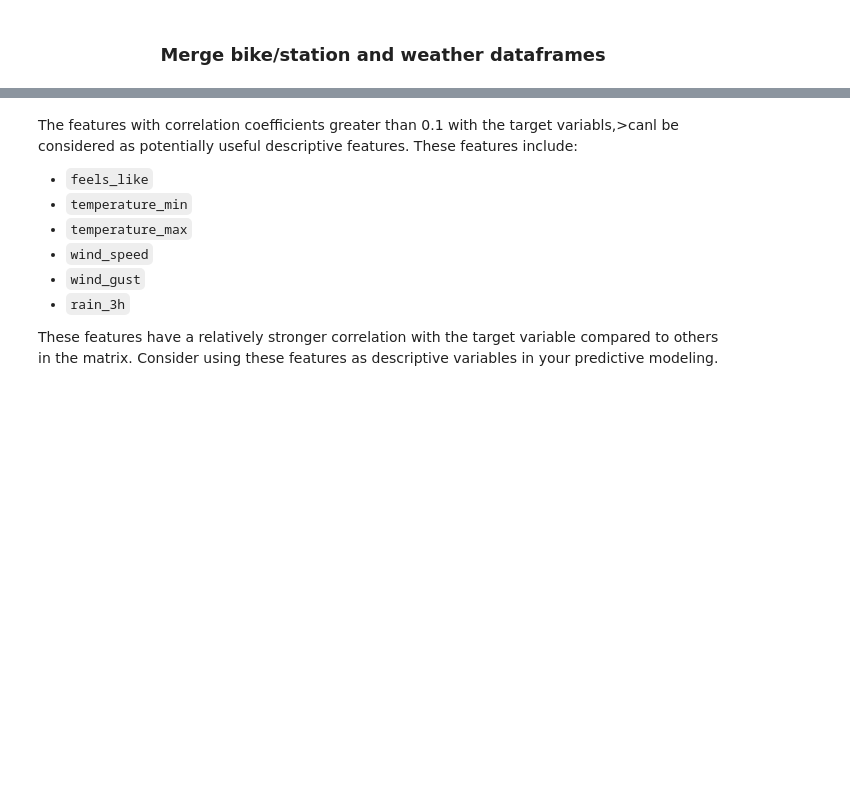
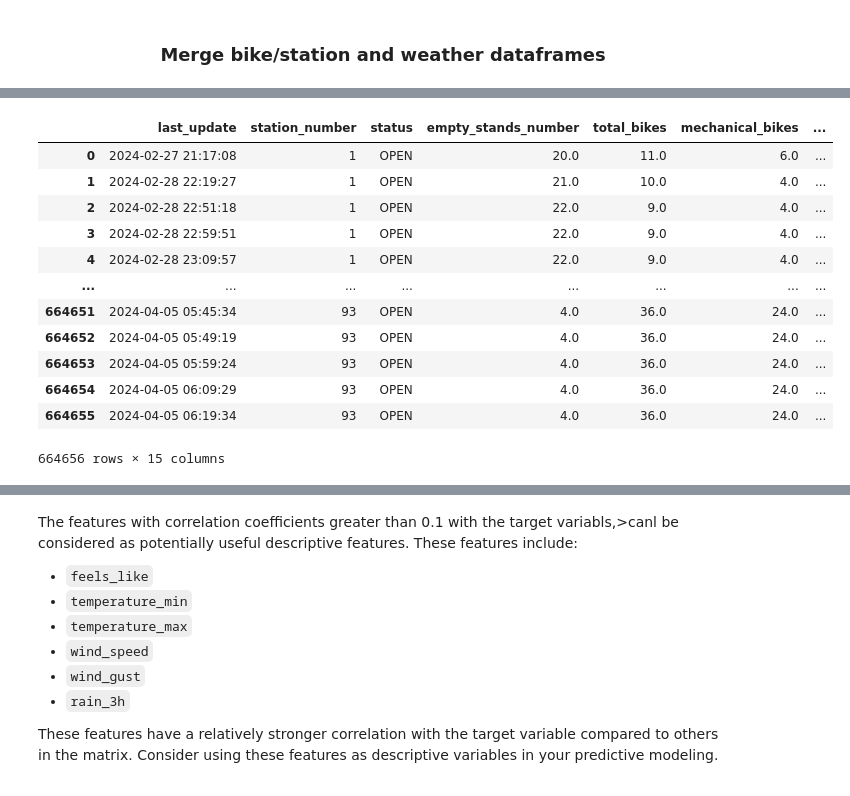
Before and after one commit to yuhan676/DublinBikes, a Jupyter notebook: Flask/predictive_models/Time-series Available Bike Forecasting.ipynb, the cells around one changed output, grey strips where cells are left out. Drawn from its saved outputs; the diff is of its cells as text; code cells hidden in the pictures; blank space fills up the shorter version.

```diff
--- a/Flask/predictive_models/Time-series Available Bike Forecasting.ipynb
+++ b/Flask/predictive_models/Time-series Available Bike Forecasting.ipynb
@@ -1058,0 +997,26 @@ merged_df
+# %%
+# Reset the index of df_station_status
+df_station_status_reset = df_station_status.reset_index()
+
+# Merge the DataFrames based on the station_number and number columns
+merged_df = pd.merge(df_station_status_reset, df_station, left_on='station_number', right_on='number', how='inner')
+
+# Drop the redundant 'number' column from df_station
+merged_df.drop(columns=['number'], inplace=True)
+
+# Display the merged DataFrame
+merged_df
+# %% [output]
+|  | last_update | station_number | status | empty_stands_number | total_bikes | mechanical_bikes | ... |
+| 0 | 2024-02-27 21:17:08 | 1 | OPEN | 20.0 | 11.0 | 6.0 | ... |
+| 1 | 2024-02-28 22:19:27 | 1 | OPEN | 21.0 | 10.0 | 4.0 | ... |
+| 2 | 2024-02-28 22:51:18 | 1 | OPEN | 22.0 | 9.0 | 4.0 | ... |
+| 3 | 2024-02-28 22:59:51 | 1 | OPEN | 22.0 | 9.0 | 4.0 | ... |
+| 4 | 2024-02-28 23:09:57 | 1 | OPEN | 22.0 | 9.0 | 4.0 | ... |
+| ... | ... | ... | ... | ... | ... | ... | ... |
+| 664651 | 2024-04-05 05:45:34 | 93 | OPEN | 4.0 | 36.0 | 24.0 | ... |
+| 664652 | 2024-04-05 05:49:19 | 93 | OPEN | 4.0 | 36.0 | 24.0 | ... |
+| 664653 | 2024-04-05 05:59:24 | 93 | OPEN | 4.0 | 36.0 | 24.0 | ... |
+| 664654 | 2024-04-05 06:09:29 | 93 | OPEN | 4.0 | 36.0 | 24.0 | ... |
+| 664655 | 2024-04-05 06:19:34 | 93 | OPEN | 4.0 | 36.0 | 24.0 | ... |
+664656 rows × 15 columns
```
Also changed, not shown: parts of 64 cells of this notebook.
